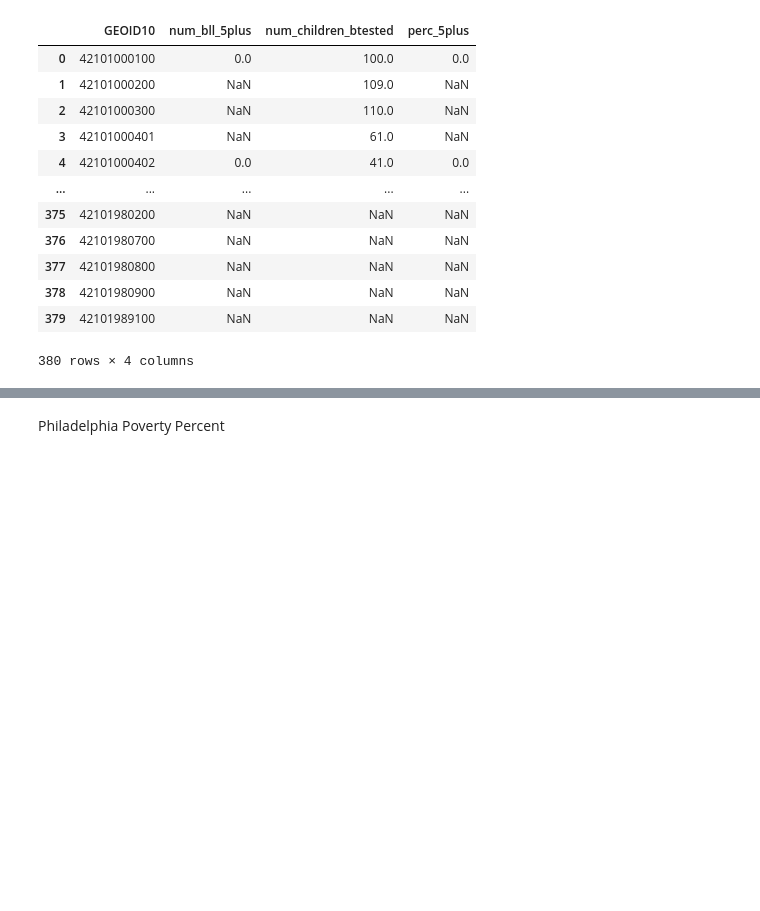
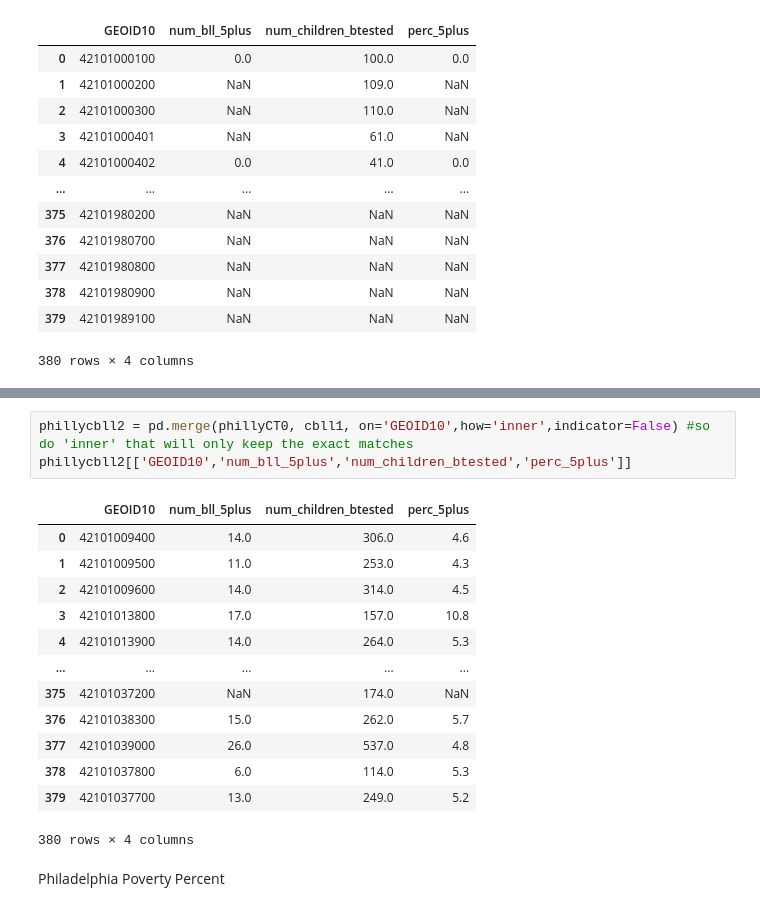
Before and after one commit to Kristina-RUC/datamana, a Jupyter notebook: map.ipynb, the cells around one changed output, grey strips where cells are left out. Drawn from its saved outputs; the diff is of its cells as text; blank space fills up the shorter version.

```diff
--- a/map.ipynb
+++ b/map.ipynb
@@ -193,3 +204,20 @@ See the caveats in the documentation: https://pandas.pydata.org/pandas-docs/stab
+# %%
+phillycbll2 = pd.merge(phillyCT0, cbll1, on='GEOID10',how='inner',indicator=False) #so do 'inner' that will only keep the exact matches
+phillycbll2[['GEOID10','num_bll_5plus','num_children_btested','perc_5plus']]
+# %% [output]
+|  | GEOID10 | num_bll_5plus | num_children_btested | perc_5plus |
+| 0 | 42101009400 | 14.0 | 306.0 | 4.6 |
+| 1 | 42101009500 | 11.0 | 253.0 | 4.3 |
+| 2 | 42101009600 | 14.0 | 314.0 | 4.5 |
+| 3 | 42101013800 | 17.0 | 157.0 | 10.8 |
+| 4 | 42101013900 | 14.0 | 264.0 | 5.3 |
+| ... | ... | ... | ... | ... |
+| 375 | 42101037200 | NaN | 174.0 | NaN |
+| 376 | 42101038300 | 15.0 | 262.0 | 5.7 |
+| 377 | 42101039000 | 26.0 | 537.0 | 4.8 |
+| 378 | 42101037800 | 6.0 | 114.0 | 5.3 |
+| 379 | 42101037700 | 13.0 | 249.0 | 5.2 |
+380 rows × 4 columns
 # %% [markdown]
 Philadelphia Poverty Percent
 # %%
```
Also changed, not shown: parts of 5 cells of this notebook.
